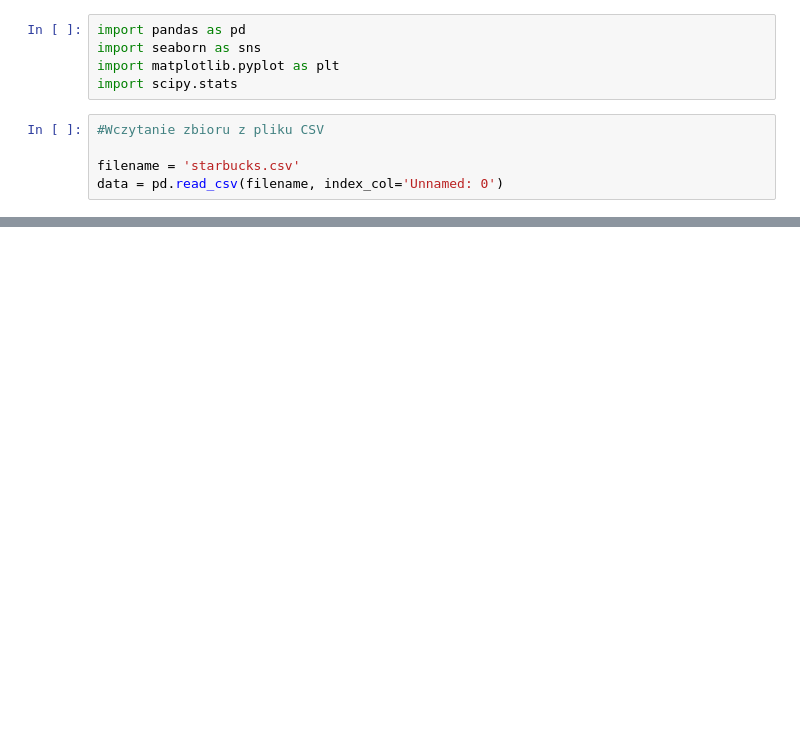
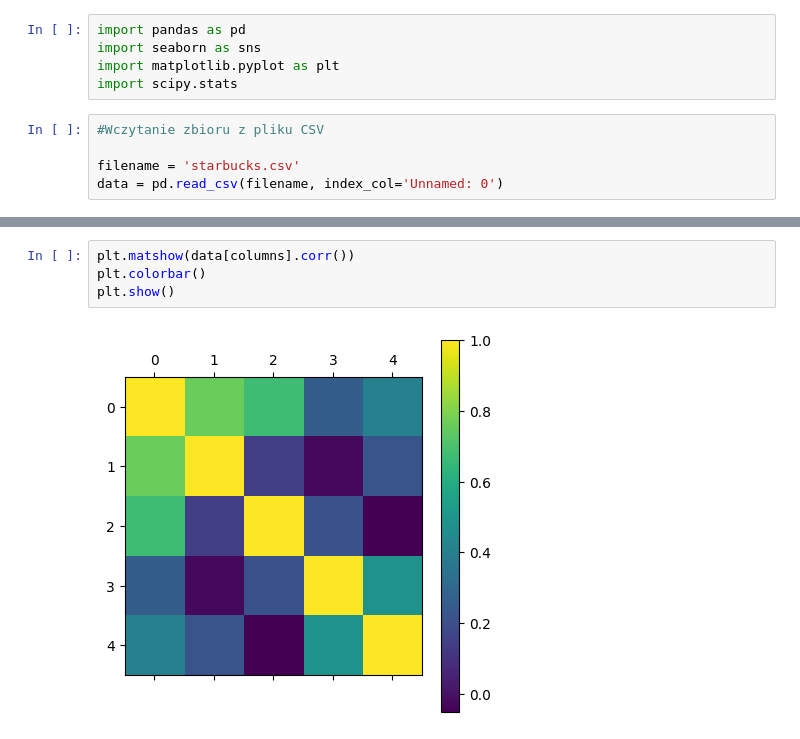
Before and after one commit to magda9906/starbucks_nutrition, a Jupyter notebook: analiza_wstepna.ipynb, the cells around one changed output, grey strips where cells are left out. Cells and saved outputs as stored; diff of their text form; blank space fills up the shorter version.

```diff
--- a/analiza_wstepna.ipynb
+++ b/analiza_wstepna.ipynb
@@ -20,0 +74,6 @@ Lista zmiennych dostępnych w zbiorze: ['item', 'calories', 'fat', 'carb', 'fibe
+# %%
+plt.matshow(data[columns].corr())
+plt.colorbar()
+plt.show()
+# %% [output]
+[figure, added]
```
Also changed, not shown: parts of 26 cells of this notebook.
